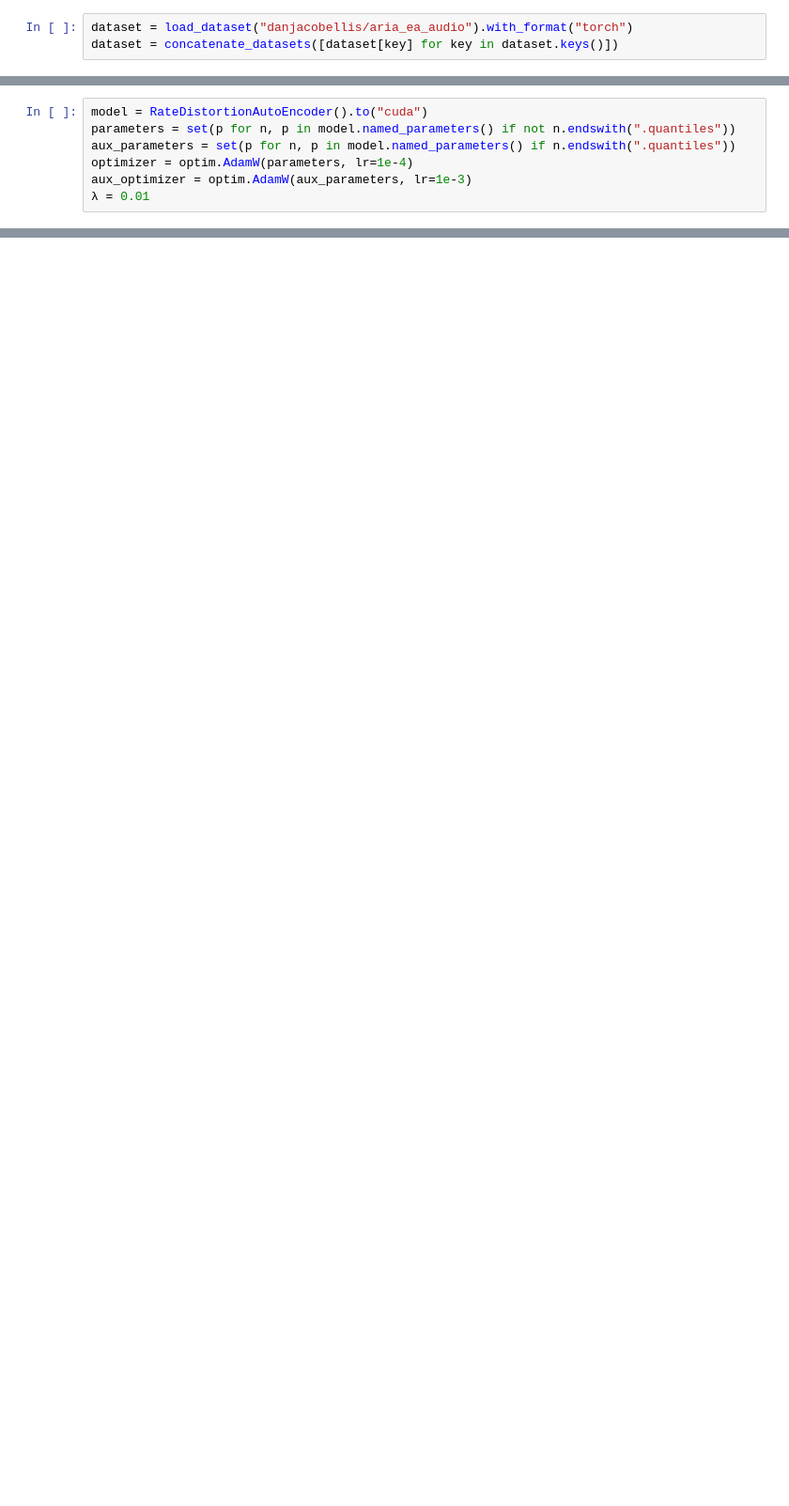
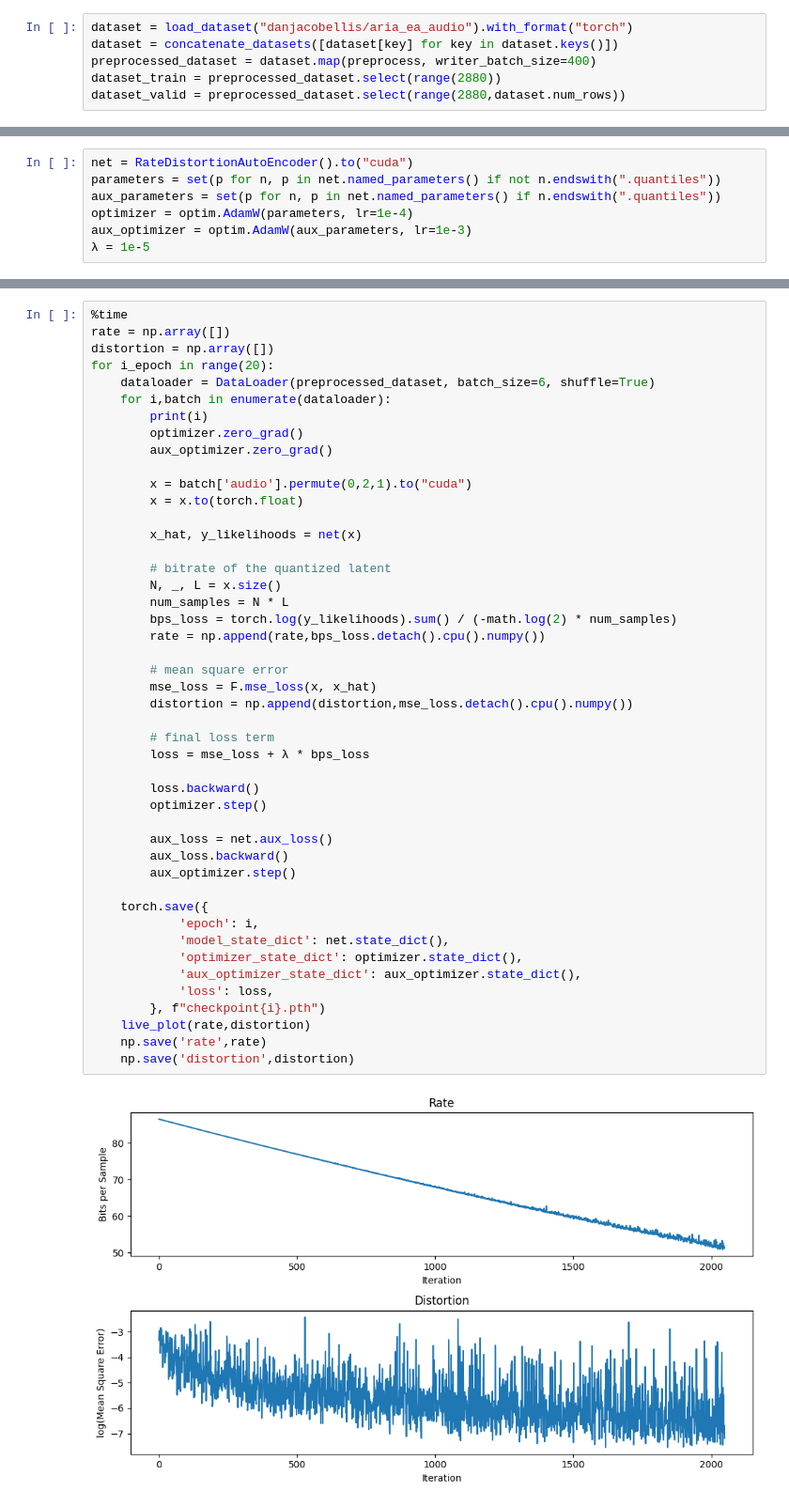
Before and after one commit to danjacobellis/PAC, a Jupyter notebook: audio_train.ipynb, the cells around one changed output, grey strips where cells are left out. Shown at 94% size. Cells and saved outputs as stored; diff of their text form; blank space fills up the shorter version.

Commit message:
preprocess and upload

```diff
--- a/audio_train.ipynb
+++ b/audio_train.ipynb
@@ -27,3 +32,6 @@ from ipywidgets import Output
 # %%
 dataset = load_dataset("danjacobellis/aria_ea_audio").with_format("torch")
 dataset = concatenate_datasets([dataset[key] for key in dataset.keys()])
+preprocessed_dataset = dataset.map(preprocess, writer_batch_size=400)
+dataset_train = preprocessed_dataset.select(range(2880))
+dataset_valid = preprocessed_dataset.select(range(2880,dataset.num_rows))
@@ -56,7 +43,7 @@ plt.plot(test_sample[0,39500:40000,[0,3]])
 # %%
-model = RateDistortionAutoEncoder().to("cuda")
-parameters = set(p for n, p in model.named_parameters() if not n.endswith(".quantiles"))
-aux_parameters = set(p for n, p in model.named_parameters() if n.endswith(".quantiles"))
+net = RateDistortionAutoEncoder().to("cuda")
+parameters = set(p for n, p in net.named_parameters() if not n.endswith(".quantiles"))
+aux_parameters = set(p for n, p in net.named_parameters() if n.endswith(".quantiles"))
 optimizer = optim.AdamW(parameters, lr=1e-4)
 aux_optimizer = optim.AdamW(aux_parameters, lr=1e-3)
-λ = 0.01
+λ = 1e-5
@@ -138,0 +50,48 @@ AssertionError: can only test a child process
+# %%
+%time
+rate = np.array([])
+distortion = np.array([])
+for i_epoch in range(20):
+    dataloader = DataLoader(preprocessed_dataset, batch_size=6, shuffle=True)
+    for i,batch in enumerate(dataloader):
+        print(i)
+        optimizer.zero_grad()
+        aux_optimizer.zero_grad()
+
+        x = batch['audio'].permute(0,2,1).to("cuda")
+        x = x.to(torch.float)
+
+        x_hat, y_likelihoods = net(x)
+
+        # bitrate of the quantized latent
+        N, _, L = x.size()
+        num_samples = N * L
+        bps_loss = torch.log(y_likelihoods).sum() / (-math.log(2) * num_samples)
+        rate = np.append(rate,bps_loss.detach().cpu().numpy())
+
+        # mean square error
+        mse_loss = F.mse_loss(x, x_hat)
+        distortion = np.append(distortion,mse_loss.detach().cpu().numpy())
+
+        # final loss term
+        loss = mse_loss + λ * bps_loss
+
+        loss.backward()
+        optimizer.step()
+
+        aux_loss = net.aux_loss()
+        aux_loss.backward()
+        aux_optimizer.step()
+
+    torch.save({
+            'epoch': i,
+            'model_state_dict': net.state_dict(),
+            'optimizer_state_dict': optimizer.state_dict(),
+            'aux_optimizer_state_dict': aux_optimizer.state_dict(),
+            'loss': loss,
+        }, f"checkpoint{i}.pth")
+    live_plot(rate,distortion)
+    np.save('rate',rate)
+    np.save('distortion',distortion)
+# %% [output]
+[figure, added]
```
Also changed, not shown: parts of 10 cells of this notebook.
